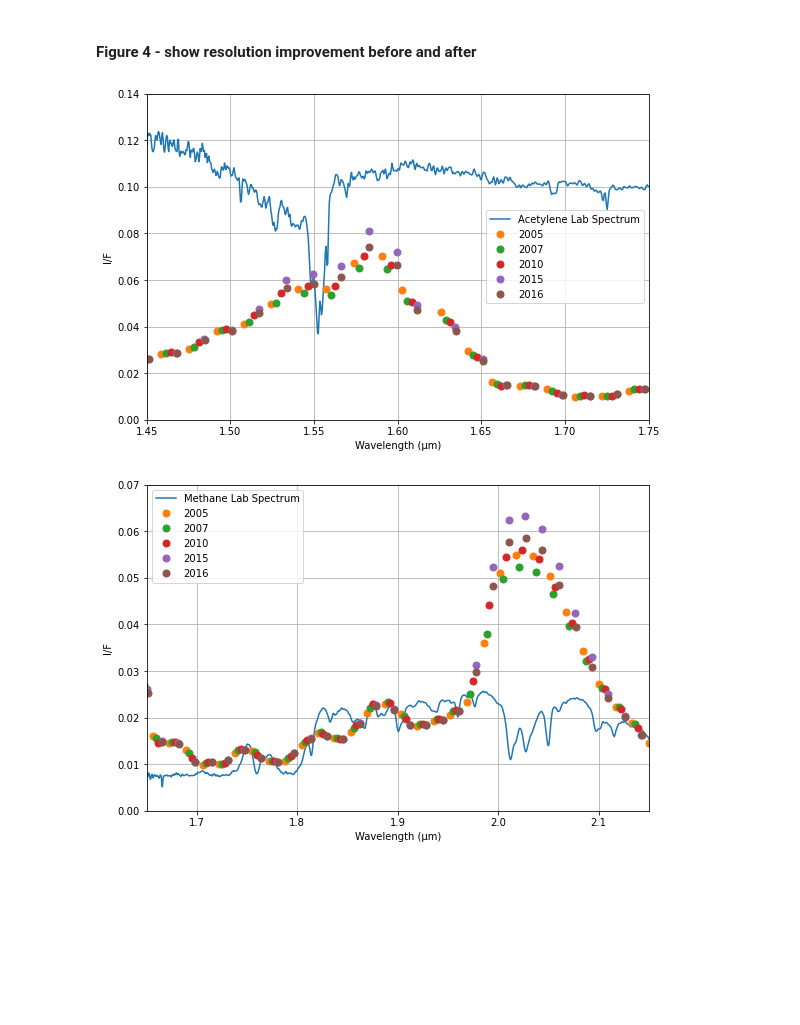
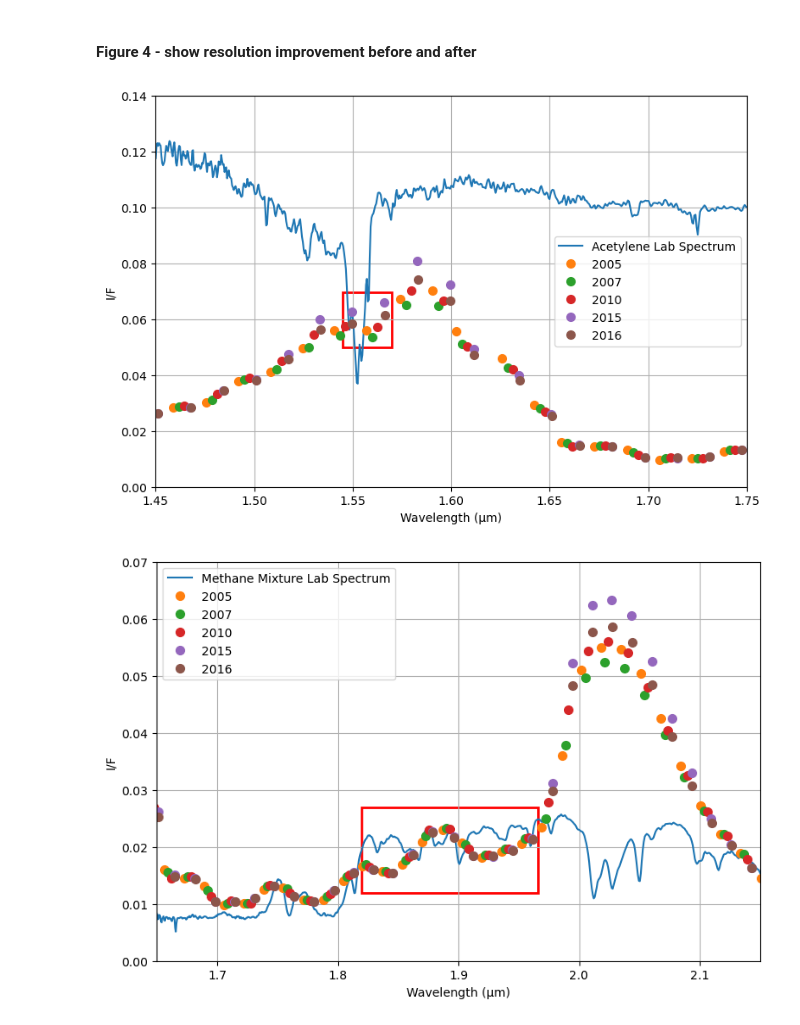
Before and after one commit to lucaslibshutz/spectralResearch, a Jupyter notebook: results_1.ipynb, the cells around one changed output. Drawn from its saved outputs; the diff is of its cells as text; code cells hidden in the pictures; blank space fills up the shorter version.

```diff
--- a/results_1.ipynb
+++ b/results_1.ipynb
@@ -410,28 +423,40 @@ plt.figure(facecolor='white',figsize=(9,6))
 plt.plot(acetylene[:,0],(acetylene[:,1]/10)+.1,label='Acetylene Lab Spectrum')
 for i in range(len(avg_spectra)):
     plt.plot(vims_wave+wave_shifts[i,1],avg_spectra[i],'.',label=year_list[i],markersize=14)
+
+#create patched rectangle
+rect = Rectangle((1.545,0.05),0.025,0.0195,linewidth=2,edgecolor='r',facecolor='none')
+plt.gca().add_patch(rect)
 plt.legend()
 plt.xlim([1.45,1.75])
 plt.ylim([0,0.14])
 plt.xlabel('Wavelength (µm)')
 plt.ylabel('I/F')
 plt.grid()
+
+plt.savefig('/Users/lucas/Documents/acfig.png',dpi=300,bbox_inches='tight')
 plt.show()
 # %% [output]
-[figure, old version]
+[figure, new version]
 # %%
 %matplotlib inline
 plt.figure(facecolor='white',figsize=(9,6))
 # plt.plot(tholins[:,0],tholins[:,1])
-plt.plot(ethane[:,0],(ethane[:,14]/1000)-.07,label='Methane Lab Spectrum')
+plt.plot(ethane[:,0],(ethane[:,14]/1000)-.07,label='Methane Mixture Lab Spectrum')
 for i in range(len(avg_spectra)):
     plt.plot(vims_wave+wave_shifts[i,1],avg_spectra[i],'.',label=year_list[i],markersize=14)
+
+rect = Rectangle((1.82,0.012),0.1458,0.015,linewidth=2,edgecolor='r',facecolor='none')
+plt.gca().add_patch(rect)
+
 plt.legend()
 plt.xlim([1.65,2.15])
 plt.ylim([0,0.07])
 plt.xlabel('Wavelength (µm)')
 plt.ylabel('I/F')
 plt.grid()
+
+plt.savefig('/Users/lucas/Documents/methanefig.png',dpi=300,bbox_inches='tight')
 plt.show()
 # %% [output]
-[figure, old version]
+[figure, new version]
```
Also changed, not shown: parts of 6 cells of this notebook, 6 other files.
